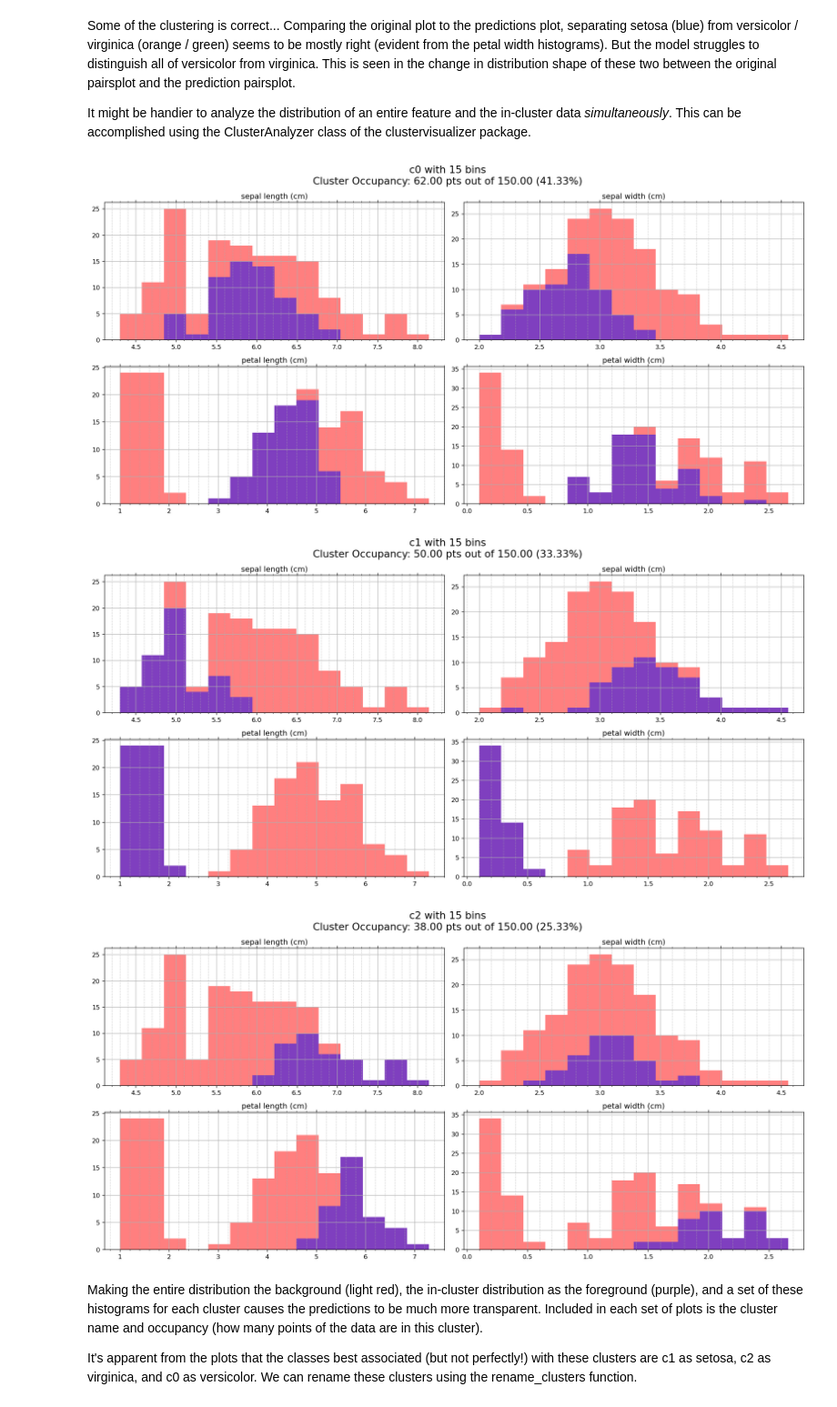
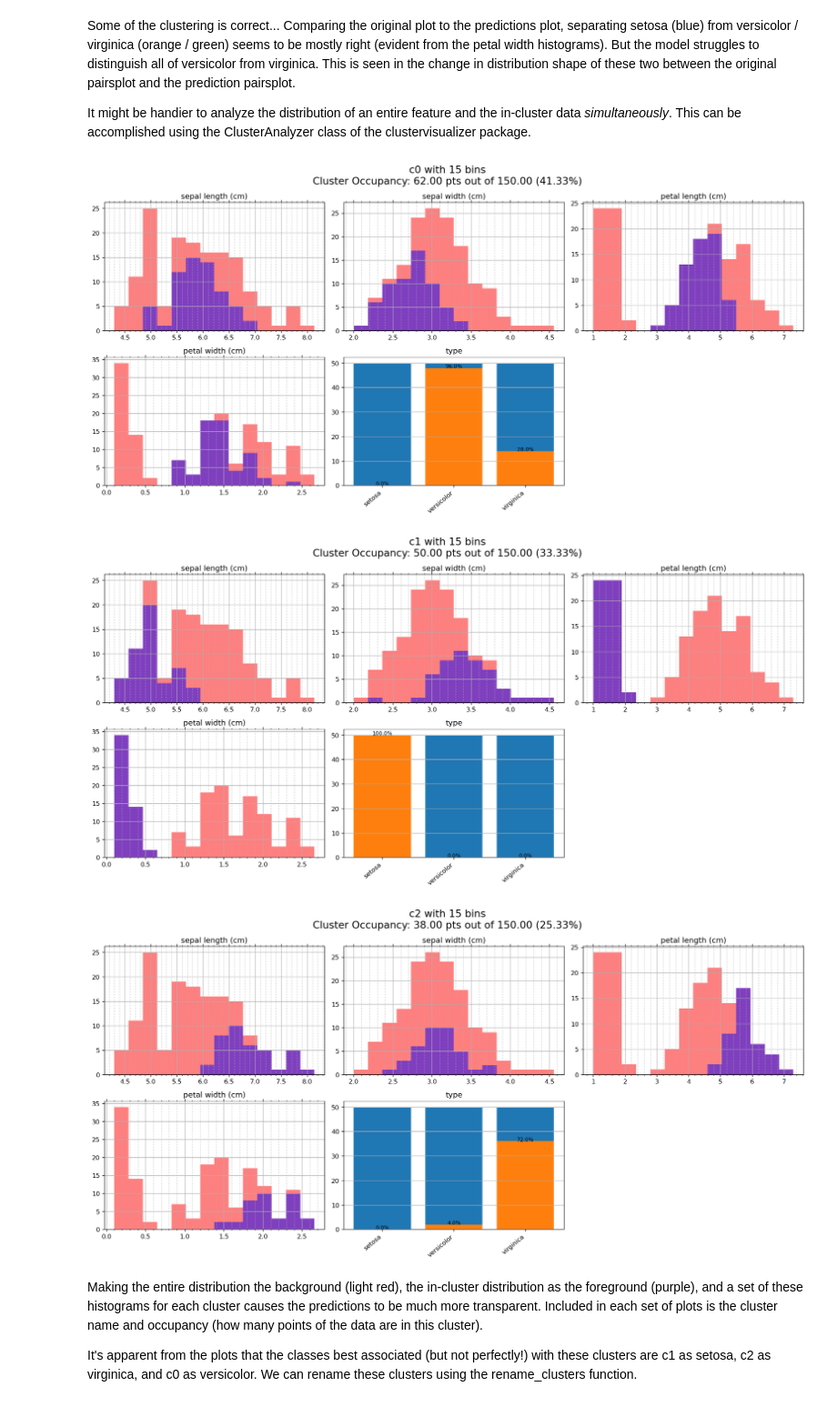
Before and after one commit to jae1018/clustervisualizer, a Jupyter notebook: clustervisualizer/examples/hard_clustering_example.ipynb, the cells around one changed output. Shown at 91% size. Drawn from its saved outputs; the diff is of its cells as text; code cells hidden in the pictures.

Commit message:
small fix to ClusterAnalyzer in which it didnt properly check if data under label was categorical or not; and added more parts to jupyter notebook examples

```diff
--- a/clustervisualizer/examples/hard_clustering_example.ipynb
+++ b/clustervisualizer/examples/hard_clustering_example.ipynb
@@ -50,17 +51,18 @@ It might be handier to analyze the distribution of an entire feature and the in-
 # %%
 # Instantiate ClusterAnalyzer
 clust1 = clust(
             X,   # dataframe to analyze
             preds   # 1d array of predictions (in this case)
               )
 
 # Create histograms
-clust1.hist1d(hist_vars=fit_params,
+hist_vars = [ *fit_params, 'type' ]
+clust1.hist1d(hist_vars=hist_vars,
               bins=15)
 # %% [output]
-[figure, old version]
+[figure, new version]
-[figure, old version]
+[figure, new version]
-[figure, old version]
+[figure, new version]
 # %% [markdown]
 Making the entire distribution the background (light red), the in-cluster distribution as the foreground (purple), and a set of these histograms for each cluster causes the predictions to be much more transparent. Included in each set of plots is the cluster name and occupancy (how many points of the data are in this cluster).
 
```
Also changed, not shown: parts of 8 cells of this notebook, 4 other files.
